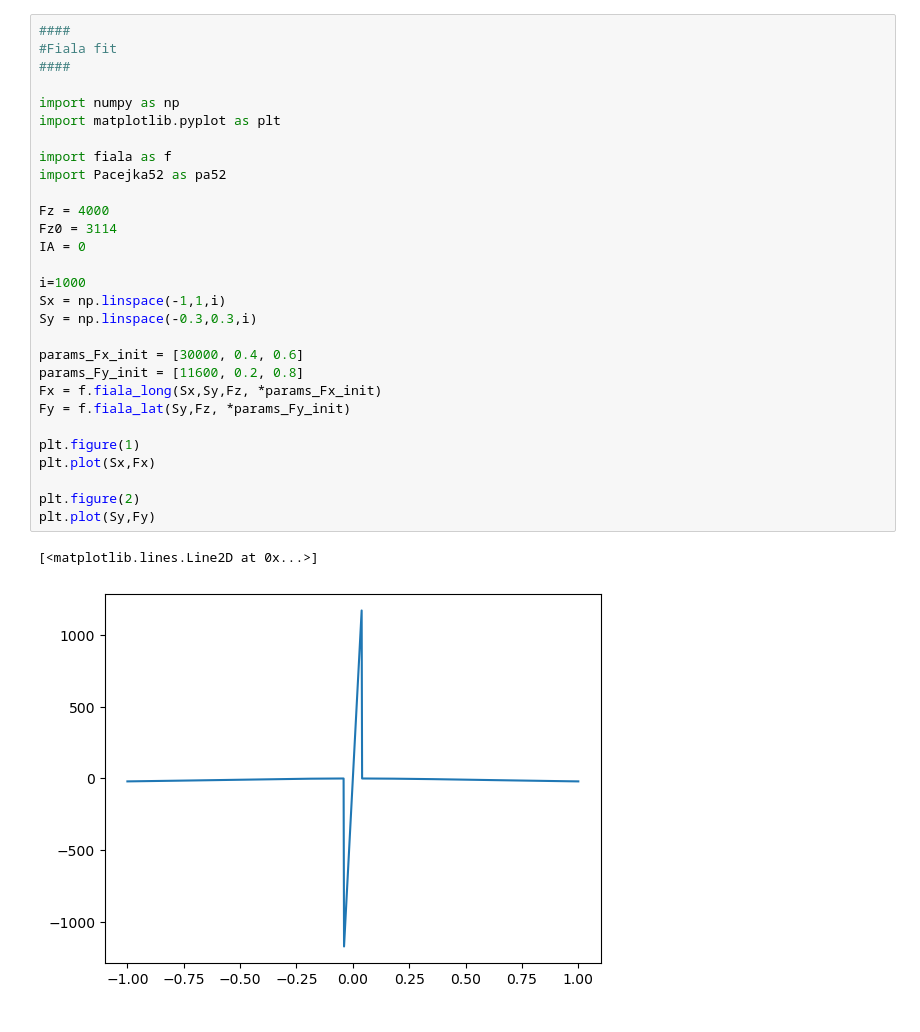
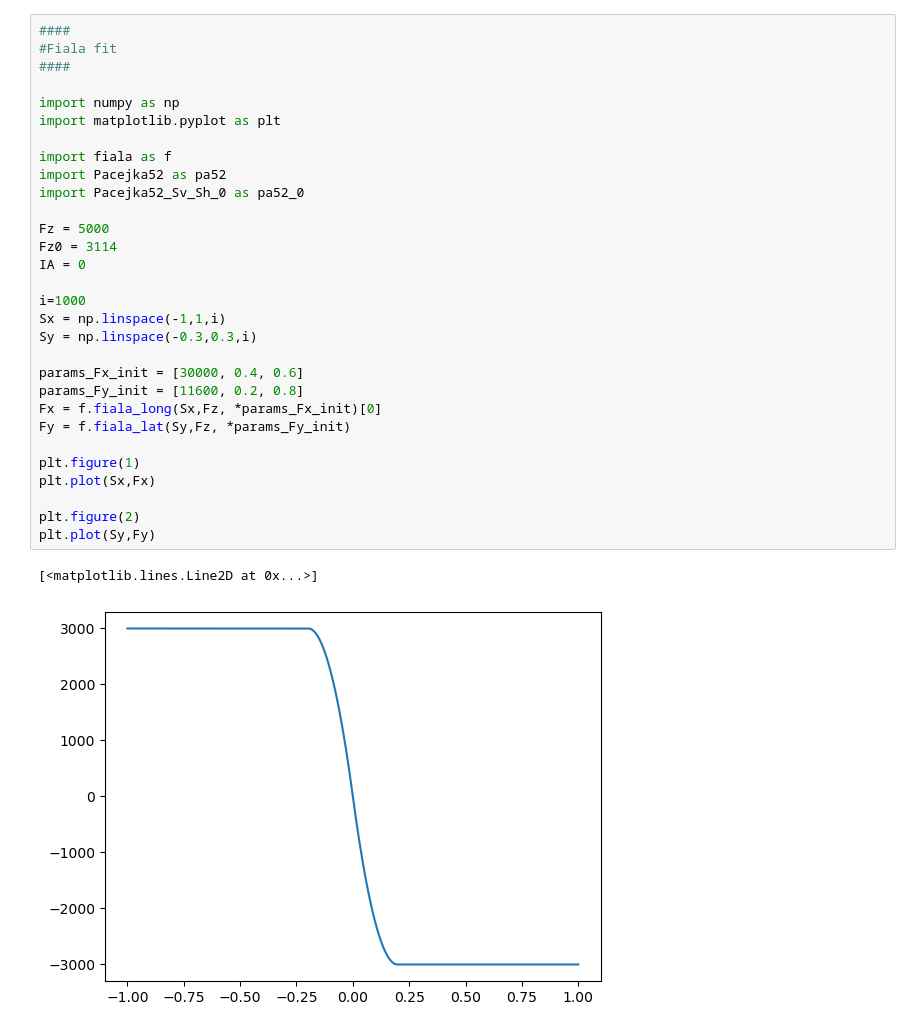
Before and after one commit to BenediktRuhland/SA-Tire-model, a Jupyter notebook: model/fiala_fit.ipynb, the cells around one changed output. Cells and saved outputs as stored; diff of their text form.

```diff
--- a/model/fiala_fit.ipynb
+++ b/model/fiala_fit.ipynb
@@ -1,32 +1,33 @@
 # %%
 ####
 #Fiala fit
 ####
 
 import numpy as np
 import matplotlib.pyplot as plt
 
 import fiala as f
 import Pacejka52 as pa52
+import Pacejka52_Sv_Sh_0 as pa52_0
 
-Fz = 4000
+Fz = 5000
 Fz0 = 3114
 IA = 0
 
 i=1000
 Sx = np.linspace(-1,1,i)
 Sy = np.linspace(-0.3,0.3,i)
 
 params_Fx_init = [30000, 0.4, 0.6]
 params_Fy_init = [11600, 0.2, 0.8]
-Fx = f.fiala_long(Sx,Sy,Fz, *params_Fx_init)
+Fx = f.fiala_long(Sx,Fz, *params_Fx_init)[0]
 Fy = f.fiala_lat(Sy,Fz, *params_Fy_init)
 
 plt.figure(1)
 plt.plot(Sx,Fx)
 
 plt.figure(2)
 plt.plot(Sy,Fy)
 # %% [output]
 [<matplotlib.lines.Line2D at 0x...>]
-[figure, old version]
+[figure, new version]
```
Also changed, not shown: parts of 5 cells of this notebook, 2 other files.
